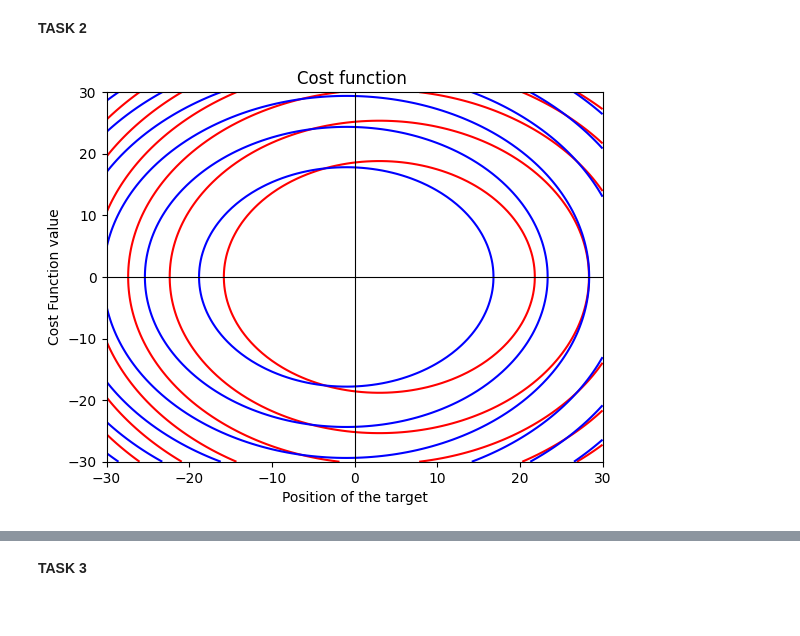
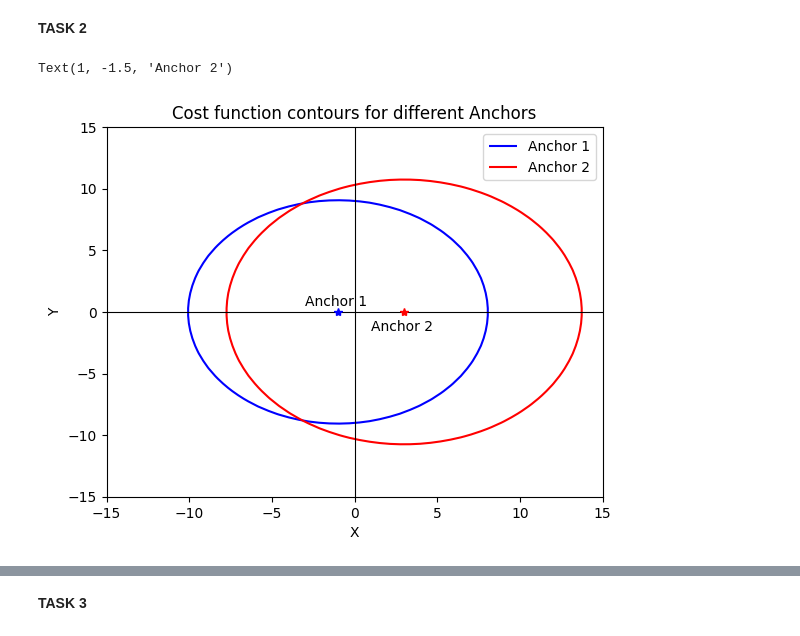
Before and after one commit to Dolfas/OA-Project, a Jupyter notebook: Section2.ipynb, the cells around one changed output, grey strips where cells are left out. Drawn from its saved outputs; the diff is of its cells as text; code cells hidden in the pictures.

Commit message:
Task 2 Plot Finished (26/09/2023)

```diff
--- a/Section2.ipynb
+++ b/Section2.ipynb
@@ -35,23 +35,36 @@ Finally, the further away the target is from these two local minimums, (i.e $x \
 # %% [markdown]
 **TASK 2**
 # %%
-x = np.linspace(-30, 30, 100)
-y = np.linspace(-30, 30, 100)
+x = np.linspace(-15, 15, 50)
+y = np.linspace(-15, 15, 50)
 X, Y = np.meshgrid(x, y)
 #xy = np.mgrid[0:100:0.1, 0:100:0.1].reshape(2,-1).T
 #plt.figure(figsize=(7,7))
 
 def task_2(x,y,a1,a2,r):
    return (np.sqrt((x-a1)**2+(y-a2)**2)-r)**2
 
-plt.contour(X,Y, task_2(X,Y,3,0,3),colors='red')
-plt.contour(X,Y, task_2(X,Y,-1,0,2),colors = 'blue')
-#task_2(X,Y,-1,0,2)+
-plt.xlabel('Position of the target')
-plt.ylabel('Cost Function value')
-plt.title('Cost function ')
-plt.axhline(0, color='black', linewidth=.8)
-plt.axvline(0, color='black', linewidth=.8)
-plt.show()
+#plt.contour(X,Y, task_2(X,Y,3,0,3),colors='red')
+#plt.contour(X,Y, task_2(X,Y,-1,0,2),colors = 'blue')
+fig, ax = plt.subplots()
+CS = ax.contour(X, Y, task_2(X,Y,-1,0,2),[50],colors='blue')
+CS2 = ax.contour(X, Y, task_2(X,Y,3,0,3),[60],colors='red')
+
+ax.clabel(CS, inline = False, fontsize=1) # if we want the numbers to appear on the contours just select inline = True and fontsize >= 10
+ax.clabel(CS2, inline = False, fontsize=1)
+ax.set_title('Cost function contours for different Anchors')
+ax.set_xlabel('X')
+ax.set_ylabel('Y')
+ax.axhline(0, color='black', linewidth=.8)
+ax.axvline(0, color='black', linewidth=.8)
+h1,_ = CS.legend_elements()
+h2,_ = CS2.legend_elements()
+ax.legend([h1[0], h2[0]], ['Anchor 1', 'Anchor 2'])
+ax.plot(-1,0,'b*')
+ax.text(-3,0.5,'Anchor 1')
+ax.plot(3,0,'r*')
+ax.text(1,-1.5,'Anchor 2')
+#plt.show()
 # %% [output]
+Text(1, -1.5, 'Anchor 2')
-[figure, old version]
+[figure, new version]
```
Also changed, not shown: parts of 2 cells of this notebook.
